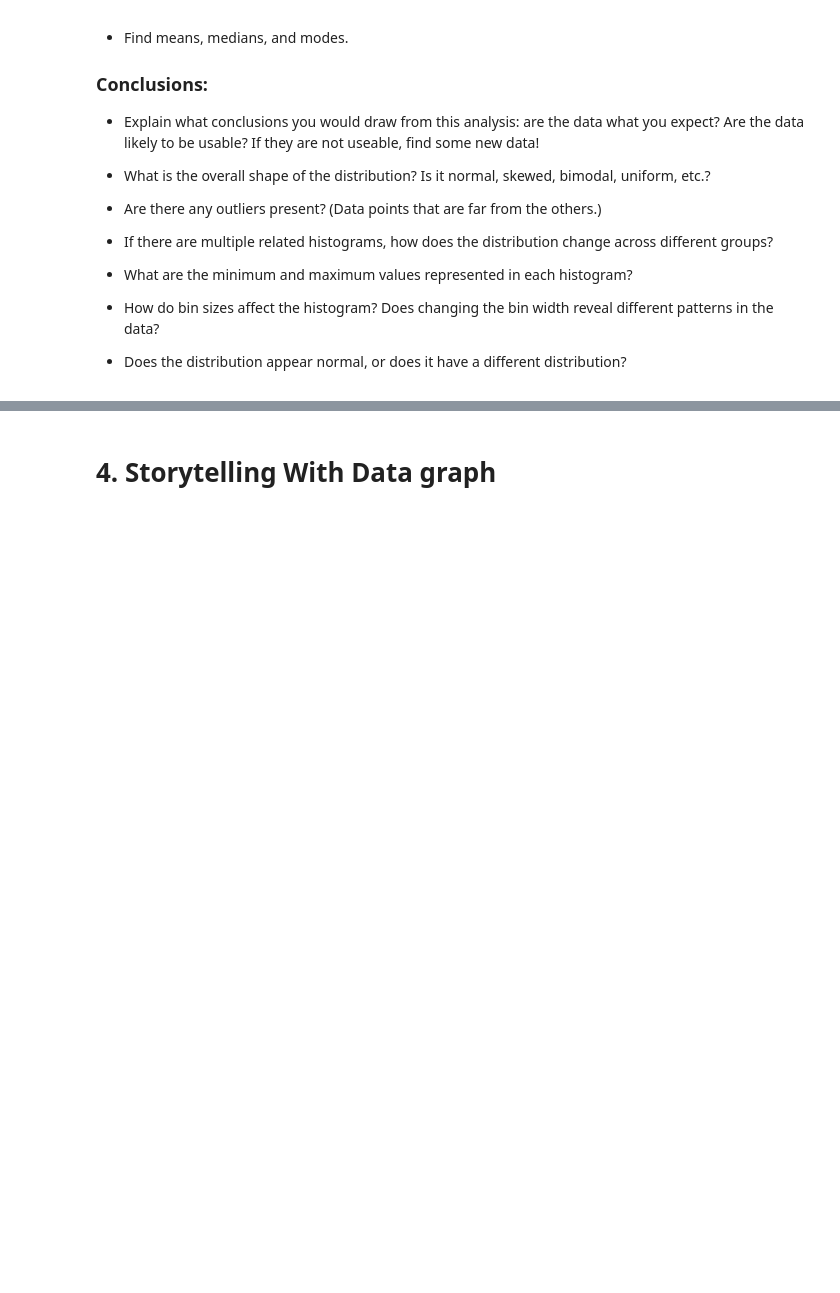
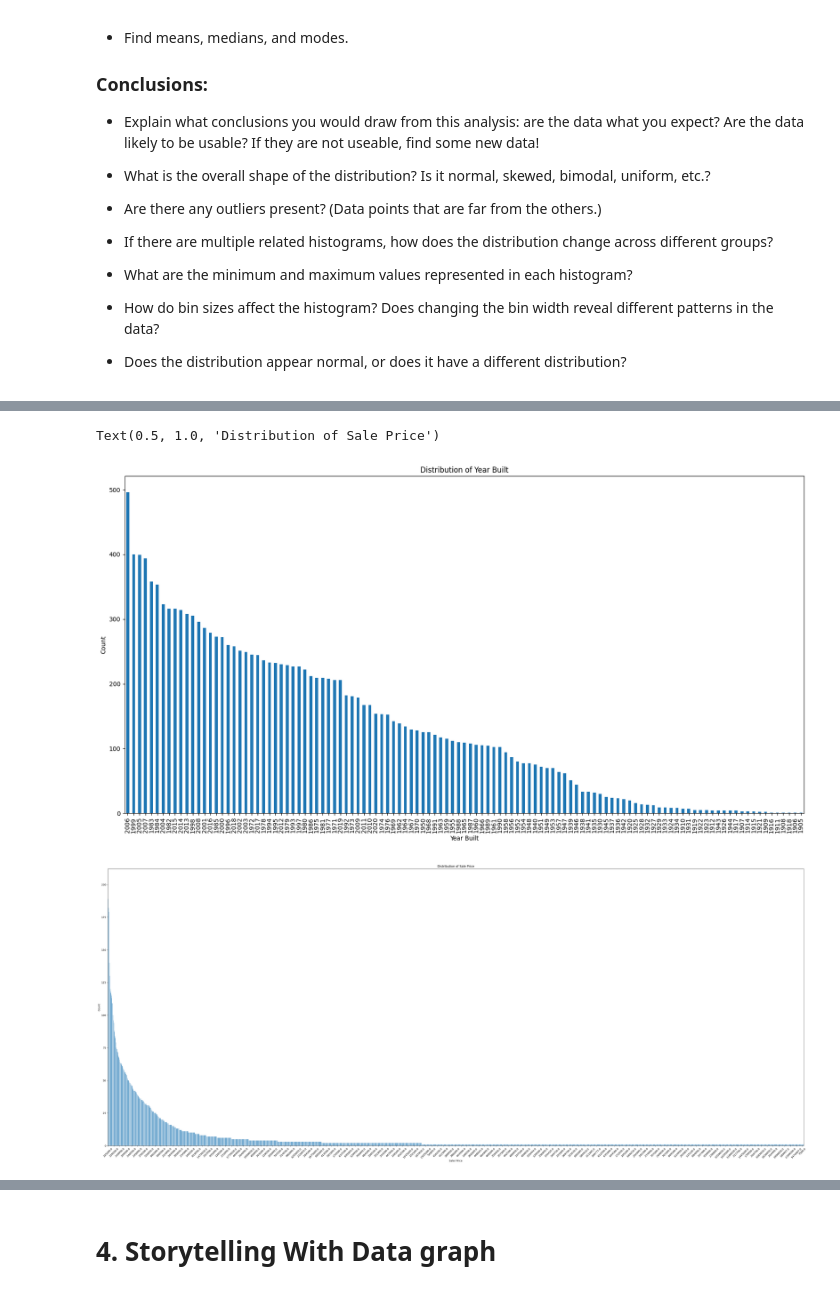
Before and after one commit to pr-rowe/Mod-O2-HW4, a Jupyter notebook: Week4.ipynb, the cells around one changed output, grey strips where cells are left out. Drawn from its saved outputs; the diff is of its cells as text; code cells hidden in the pictures; blank space fills up the shorter version.

```diff
--- a/Week4.ipynb
+++ b/Week4.ipynb
@@ -109,0 +140,21 @@ array([[<Axes: title={'center': 'zpid'}>,
+# %%
+import matplotlib.pyplot as plt
+
+category_counts = df1.value_counts('yearBuilt')
+plt.figure(figsize=(20, 10))
+category_counts.plot(kind='bar')
+plt.xlabel('Year Built')
+plt.ylabel('Count')
+plt.title('Distribution of Year Built')
+
+category_counts = df1.value_counts('latestPrice')
+plt.figure(figsize=(50, 20))
+category_counts.plot(kind='bar')
+plt.xticks(ticks=range(0, len(category_counts), 20), labels=category_counts.index[::20], rotation=45)
+plt.xlabel('Saler Price')
+plt.ylabel('Count')
+plt.title('Distribution of Sale Price')
+# %% [output]
+Text(0.5, 1.0, 'Distribution of Sale Price')
+[figure, added]
+[figure, added]
```
Also changed, not shown: parts of 9 cells of this notebook.
